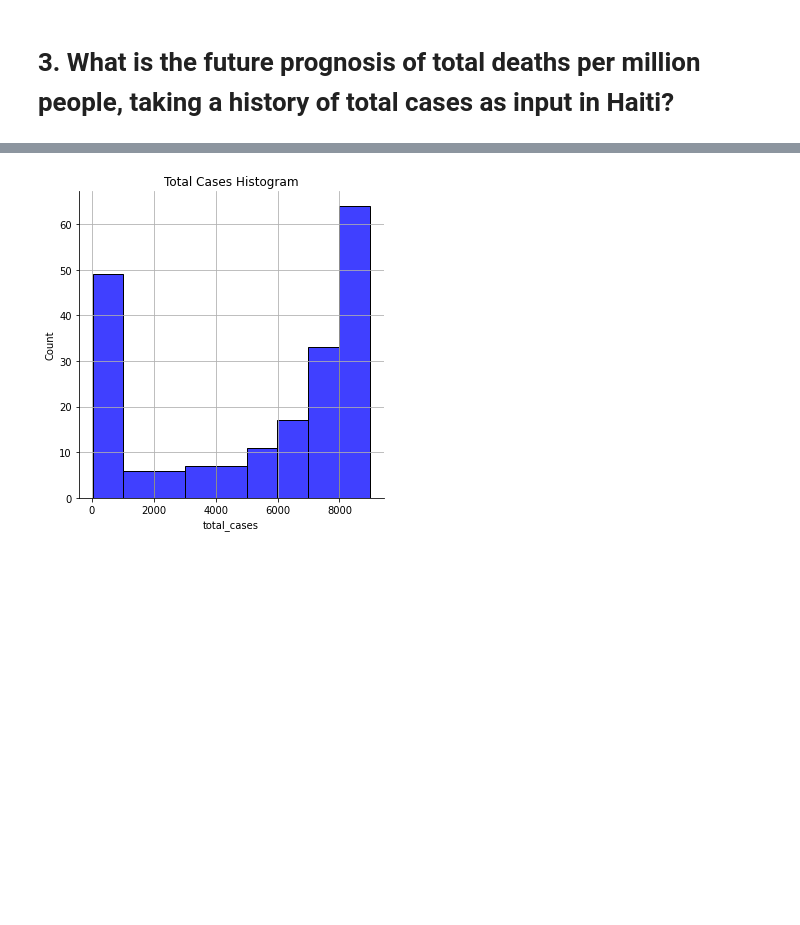
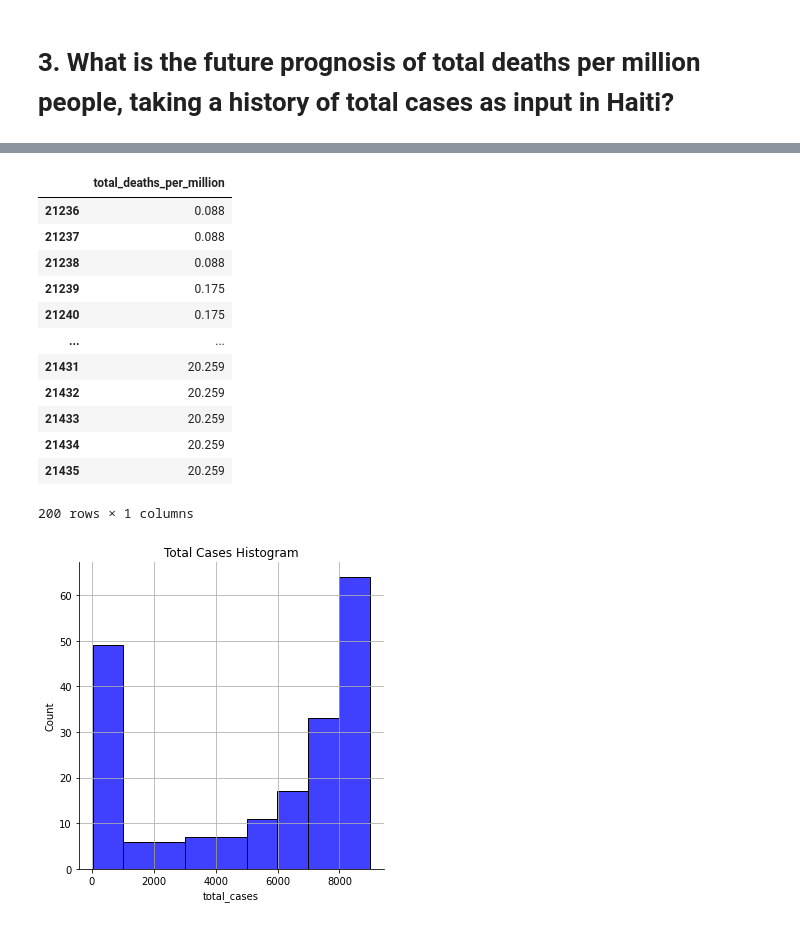
Before and after one commit to Viliuskerutis/AML, a Jupyter notebook: AML_MP1_Kerutis.ipynb, the cells around one changed output, grey strips where cells are left out. Cells and saved outputs as stored; diff of their text form; code cells hidden in the pictures; blank space fills up the shorter version.

```diff
--- a/AML_MP1_Kerutis.ipynb
+++ b/AML_MP1_Kerutis.ipynb
@@ -268,3 +273,19 @@ pd.DataFrame(dfff)
+# %%
+pd.DataFrame(dfr)
+# %% [output]
+|  | total_deaths_per_million |
+| 21236 | 0.088 |
+| 21237 | 0.088 |
+| 21238 | 0.088 |
+| 21239 | 0.175 |
+| 21240 | 0.175 |
+| ... | ... |
+| 21431 | 20.259 |
+| 21432 | 20.259 |
+| 21433 | 20.259 |
+| 21434 | 20.259 |
+| 21435 | 20.259 |
+200 rows × 1 columns
 # %%
 sns.displot(dfff['total_cases'], color="blue")
 plt.title('Total Cases Histogram')
```
Also changed, not shown: parts of 7 cells of this notebook.
